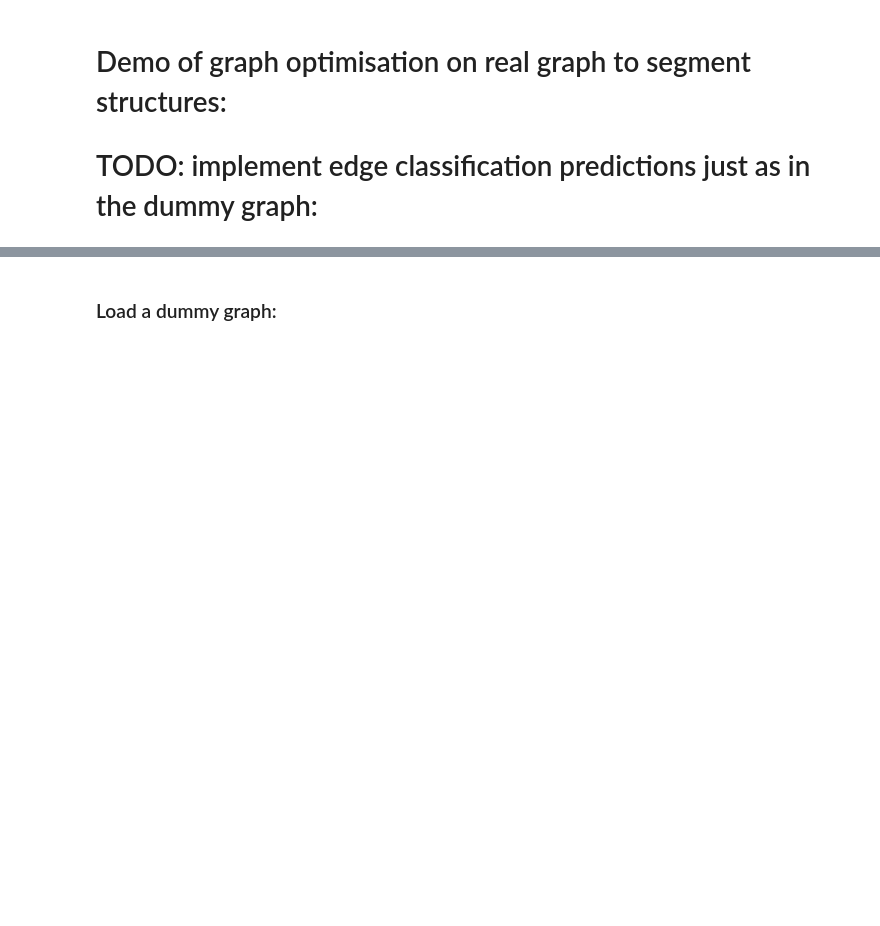
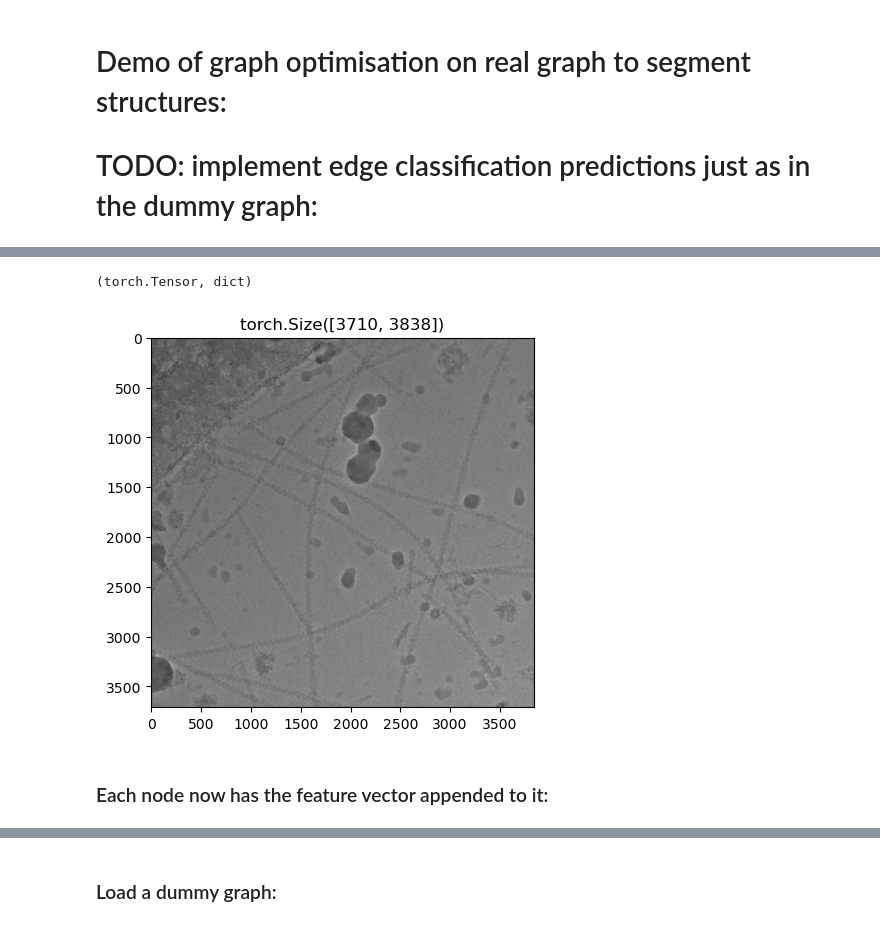
Before and after one commit to alan-turing-institute/grace, a Jupyter notebook: notebooks/optimise_graph.ipynb, the cells around one changed output, grey strips where cells are left out. Saved outputs shown, nothing was run; the diff lists cells and outputs as text; code cells hidden in the pictures; blank space fills up the shorter version.

```diff
--- a/notebooks/optimise_graph.ipynb
+++ b/notebooks/optimise_graph.ipynb
@@ -17,0 +98,3 @@ from grace.models.optimise import optimise_graph
+# %%
+extractor_model = torch.load("/Users/kulicna/Desktop/classifier/extractor/resnet152.pt")
+extractor_model
@@ -17,0 +119,3 @@ from grace.models.optimise import optimise_graph
+# %%
+feature_extractor = FeatureExtractor(model=extractor_model)
+feature_extractor
@@ -17,0 +140,14 @@ from grace.models.optimise import optimise_graph
+# %%
+image_ext, graph_ext = feature_extractor(image=image, graph=graph_data)
+type(image_ext), type(graph_ext)
+# %% [output]
+(torch.Tensor, dict)
+# %%
+# The image is unchanged, but the features are added to the graph_data:
+plt.imshow(image_ext, cmap='binary_r')
+plt.title(image_ext.shape)
+plt.show()
+# %% [output]
+[figure, added]
+# %% [markdown]
+### Each node now has the feature vector appended to it:
```
Also changed, not shown: parts of 48 cells of this notebook, 8 other files.
